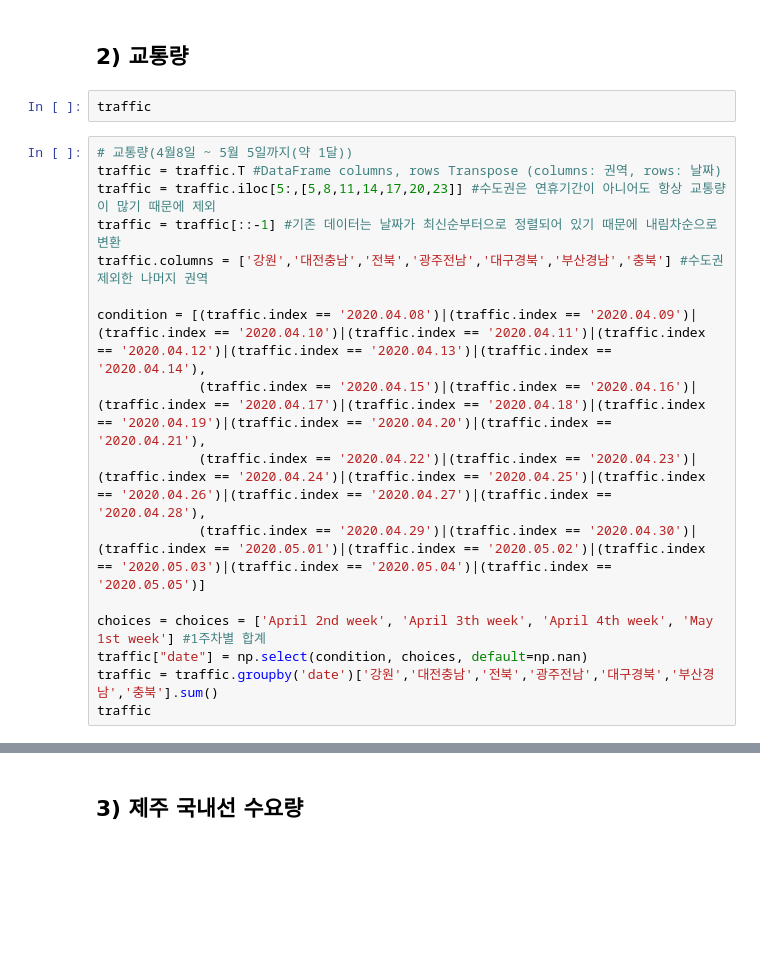
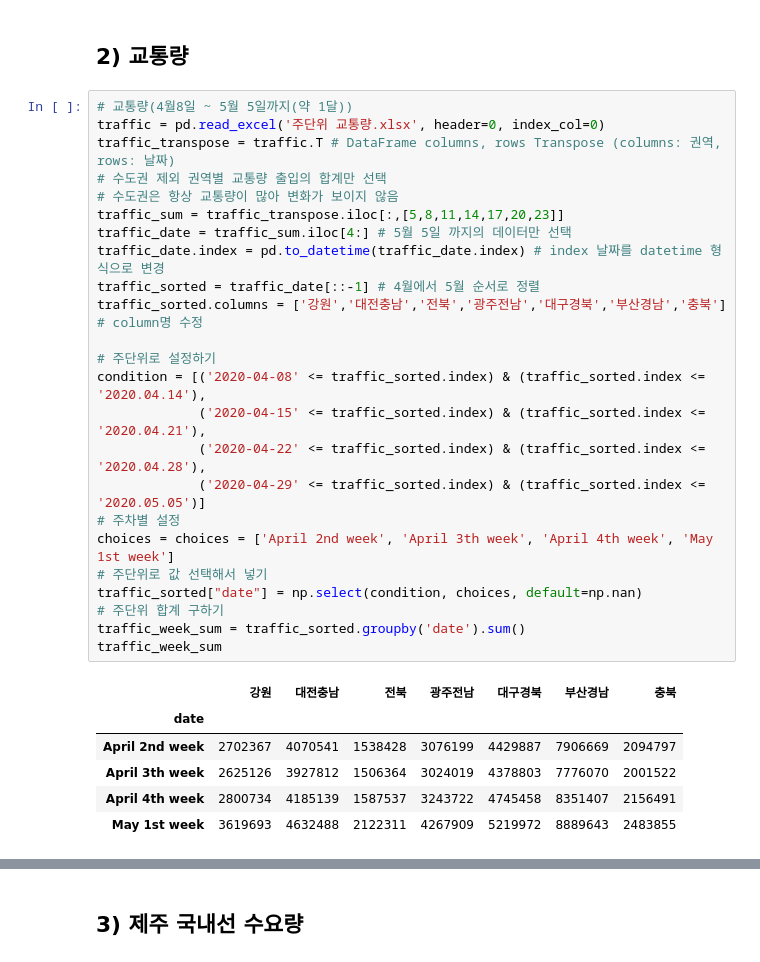
Before and after one commit to chan157/DACON_COVID, a Jupyter notebook: Submission_Final_원본_주석.ipynb, the cells around one changed output, grey strips where cells are left out. Saved outputs shown, nothing was run; the diff lists cells and outputs as text; blank space fills up the shorter version.

```diff
--- a/Submission_Final_원본_주석.ipynb
+++ b/Submission_Final_원본_주석.ipynb
@@ -1927,23 +2028,36 @@ fig.show()
 # %% [markdown]
 ## 2)  교통량
-# %%
-traffic
 # %%
 # 교통량(4월8일 ~ 5월 5일까지(약 1달))
-traffic = traffic.T #DataFrame columns, rows Transpose (columns: 권역, rows: 날짜)
-traffic = traffic.iloc[5:,[5,8,11,14,17,20,23]] #수도권은 연휴기간이 아니어도 항상 교통량이 많기 때문에 제외
-traffic = traffic[::-1] #기존 데이터는 날짜가 최신순부터으로 정렬되어 있기 때문에 내림차순으로 변환
-traffic.columns = ['강원','대전충남','전북','광주전남','대구경북','부산경남','충북'] #수도권 제외한 나머지 권역
+traffic = pd.read_excel('주단위 교통량.xlsx', header=0, index_col=0)
+traffic_transpose = traffic.T # DataFrame columns, rows Transpose (columns: 권역, rows: 날짜)
+# 수도권 제외 권역별 교통량 출입의 합계만 선택
+# 수도권은 항상 교통량이 많아 변화가 보이지 않음
+traffic_sum = traffic_transpose.iloc[:,[5,8,11,14,17,20,23]]
+traffic_date = traffic_sum.iloc[4:] # 5월 5일 까지의 데이터만 선택
+traffic_date.index = pd.to_datetime(traffic_date.index) # index 날짜를 datetime 형식으로 변경
+traffic_sorted = traffic_date[::-1] # 4월에서 5월 순서로 정렬
+traffic_sorted.columns = ['강원','대전충남','전북','광주전남','대구경북','부산경남','충북'] # column명 수정
 
-condition = [(traffic.index == '2020.04.08')|(traffic.index == '2020.04.09')|(traffic.index == '2020.04.10')|(traffic.index == '2020.04.11')|(traffic.index == '2020.04.12')|(traffic.index == '2020.04.13')|(traffic.index == '2020.04.14'),
-             (traffic.index == '2020.04.15')|(traffic.index == '2020.04.16')|(traffic.index == '2020.04.17')|(traffic.index == '2020.04.18')|(traffic.index == '2020.04.19')|(traffic.index == '2020.04.20')|(traffic.index == '2020.04.21'),
-             (traffic.index == '2020.04.22')|(traffic.index == '2020.04.23')|(traffic.index == '2020.04.24')|(traffic.index == '2020.04.25')|(traffic.index == '2020.04.26')|(traffic.index == '2020.04.27')|(traffic.index == '2020.04.28'),
-             (traffic.index == '2020.04.29')|(traffic.index == '2020.04.30')|(traffic.index == '2020.05.01')|(traffic.index == '2020.05.02')|(traffic.index == '2020.05.03')|(traffic.index == '2020.05.04')|(traffic.index == '2020.05.05')]
-
-choices = choices = ['April 2nd week', 'April 3th week', 'April 4th week', 'May 1st week'] #1주차별 합계
-traffic["date"] = np.select(condition, choices, default=np.nan)
-traffic = traffic.groupby('date')['강원','대전충남','전북','광주전남','대구경북','부산경남','충북'].sum()
-traffic
+# 주단위로 설정하기
+condition = [('2020-04-08' <= traffic_sorted.index) & (traffic_sorted.index <= '2020.04.14'),
+             ('2020-04-15' <= traffic_sorted.index) & (traffic_sorted.index <= '2020.04.21'),
+             ('2020-04-22' <= traffic_sorted.index) & (traffic_sorted.index <= '2020.04.28'),
+             ('2020-04-29' <= traffic_sorted.index) & (traffic_sorted.index <= '2020.05.05')]
+# 주차별 설정
+choices = choices = ['April 2nd week', 'April 3th week', 'April 4th week', 'May 1st week']
+# 주단위로 값 선택해서 넣기
+traffic_sorted["date"] = np.select(condition, choices, default=np.nan)
+# 주단위 합계 구하기
+traffic_week_sum = traffic_sorted.groupby('date').sum()
+traffic_week_sum
+# %% [output]
+|  | 강원 | 대전충남 | 전북 | 광주전남 | 대구경북 | 부산경남 | 충북 |
+| date |  |  |  |  |  |  |  |
+| April 2nd week | 2702367 | 4070541 | 1538428 | 3076199 | 4429887 | 7906669 | 2094797 |
+| April 3th week | 2625126 | 3927812 | 1506364 | 3024019 | 4378803 | 7776070 | 2001522 |
+| April 4th week | 2800734 | 4185139 | 1587537 | 3243722 | 4745458 | 8351407 | 2156491 |
+| May 1st week | 3619693 | 4632488 | 2122311 | 4267909 | 5219972 | 8889643 | 2483855 |
 # %%
 # x: 날짜, y: 교통량
 fig = go.Figure()
```
Also changed, not shown: parts of 69 cells of this notebook, 1 other file.
